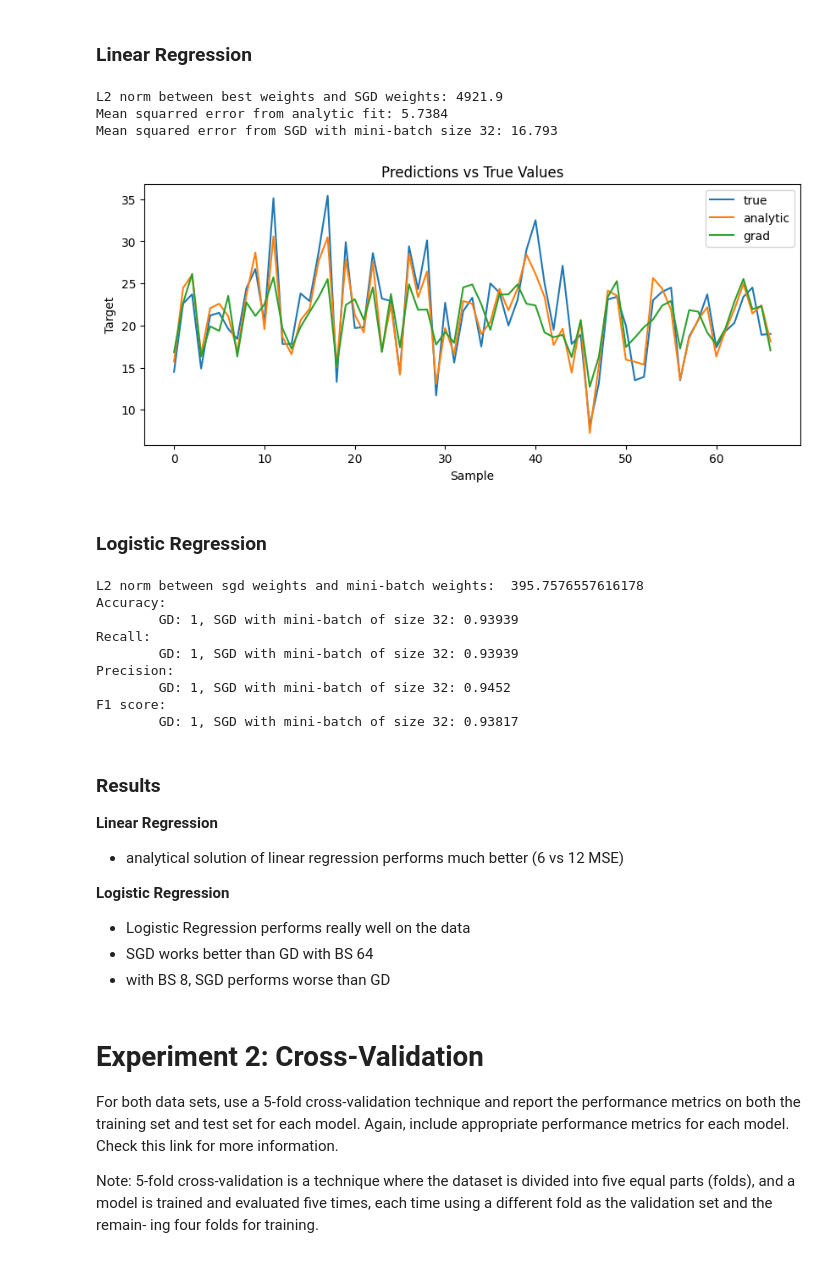
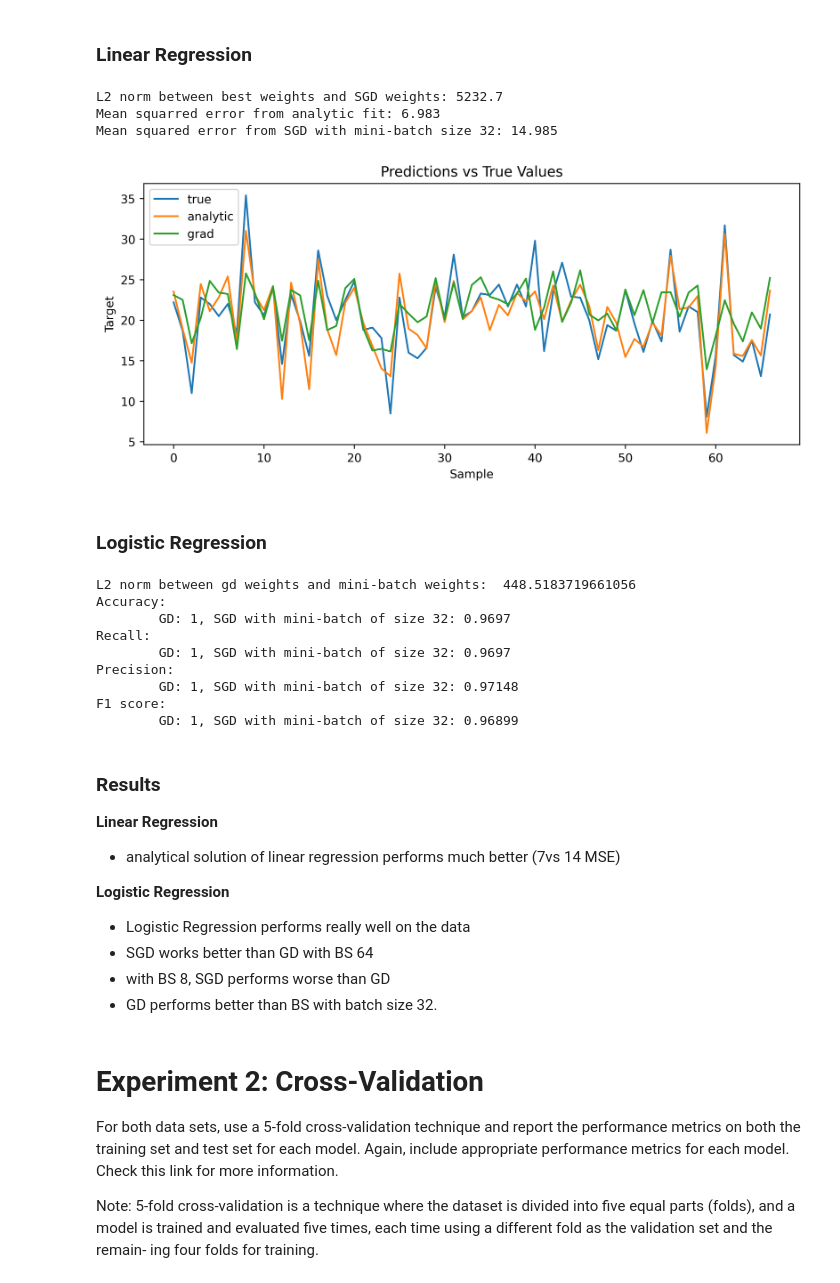
Before and after one commit to j-c-carr/Real-Estate-and-Wine-Quality-Prediction, a Jupyter notebook: experiments_test.ipynb, the cells around one changed output. Saved outputs shown, nothing was run; the diff lists cells and outputs as text; code cells hidden in the pictures.

```diff
--- a/experiments_test.ipynb
+++ b/experiments_test.ipynb
@@ -12,6 +12,8 @@ from utils.metrics import mse, accuracy_score, precision_score, recall_score, f1
 from utils.data_preparation import remove_outliers, min_max_scale, k_fold_split
 from models.models import LinearRegression, LogisticRegression
 from models.optimizers import GradientDescent, StochasticGradientDescent
+# %%
+plt.rcParams["figure.dpi"] = 400
 # %% [markdown]
 ## Data Loading
 # %%
@@ -58,45 +60,45 @@ X_housing_train, X_housing_test = min_max_scale(X_housing_train, X_housing_test)
 # %% [markdown]
 ### Linear Regression
 # %%
-OPTIMIZER_KWARGS = {
+DEFAULT_OPTIMIZER_KWARGS = {
     'batch_size': 32,
-    'learning_rate': 0.1,
+    'learning_rate': 0.05,
     'max_iters': 1e5,
     'verbose': False
 }
 
 # analytic fit
 lin_reg = LinearRegression()
 lin_reg.fit(X_housing_train, y_housing_train, analytic_fit=True, verbose=False)
 y_preds_with_analytic_fit = lin_reg.predict(X_housing_test)
 min_ms_error = mse(y_housing_test, lin_reg.predict(X_housing_test))
 w_analytic = np.copy(lin_reg.w)
 
 # mini-batch SGD fit
 log_reg = LogisticRegression()
-lin_reg.fit(X_housing_train, y_housing_train, optimizer_class=StochasticGradientDescent, **OPTIMIZER_KWARGS)
+lin_reg.fit(X_housing_train, y_housing_train, optimizer_class=StochasticGradientDescent, **DEFAULT_OPTIMIZER_KWARGS)
 y_preds_with_grad = lin_reg.predict(X_housing_test)
 ms_error = mse(y_housing_test, y_preds_with_grad)
 
 ### Results ###
 print(f"L2 norm between best weights and SGD weights: {np.linalg.norm(w_analytic - lin_reg.w):.5g}")
 print(f"Mean squarred error from analytic fit: {min_ms_error:.5g}")
-print(f"Mean squared error from SGD with mini-batch size {OPTIMIZER_KWARGS['batch_size']}: {ms_error:.5g}")
+print(f"Mean squared error from SGD with mini-batch size {DEFAULT_OPTIMIZER_KWARGS['batch_size']}: {ms_error:.5g}")
 
 plt.figure(figsize=(10,4))
 plt.plot(y_housing_test, label='true')
 plt.plot(y_preds_with_analytic_fit, label='analytic')
 plt.plot(y_preds_with_grad, label='grad')
 plt.title('Predictions vs True Values')
 plt.xlabel('Sample')
 plt.ylabel('Target')
 plt.legend()
 plt.show()
 # %% [output]
-L2 norm between best weights and SGD weights: 4921.9
-Mean squarred error from analytic fit: 5.7384
-Mean squared error from SGD with mini-batch size 32: 16.793
+L2 norm between best weights and SGD weights: 5232.7
+Mean squarred error from analytic fit: 6.983
+Mean squared error from SGD with mini-batch size 32: 14.985
-[figure, old version]
+[figure, new version]
 # %% [markdown]
 ### Logistic Regression
 # %%
@@ -105,7 +107,7 @@ OPTIMIZER_KWARGS = {
     'max_iters': 1e5,
     'learning_rate': 0.05,
     'verbose': False
-    }
+}
 
 # GD fit
 log_reg = LogisticRegression()
@@ -129,31 +131,32 @@ sgd_recall = recall_score(y_wine_test, y_wine_preds_sgd)
 sgd_precision = precision_score(y_wine_test, y_wine_preds_sgd)
 sgd_f1_score = f1_score(y_wine_test, y_wine_preds_sgd)
 
-print("L2 norm between sgd weights and mini-batch weights: ", np.linalg.norm(w_gd - w_sgd))
+print("L2 norm between gd weights and mini-batch weights: ", np.linalg.norm(w_gd - w_sgd))
 print(f"Accuracy:\n \tGD: {gd_accuracy:.5g}, SGD with mini-batch of size {BATCH_SIZE}: {sgd_accuracy:.5g}")
 print(f"Recall:\n \tGD: {gd_recall:.5g}, SGD with mini-batch of size {BATCH_SIZE}: {sgd_recall:.5g}")
 print(f"Precision:\n \tGD: {gd_precision:.5g}, SGD with mini-batch of size {BATCH_SIZE}: {sgd_precision:.5g}")
 print(f"F1 score:\n \tGD: {gd_f1_score:.5g}, SGD with mini-batch of size {BATCH_SIZE}: {sgd_f1_score:.5g}")
 # %% [output]
-L2 norm between sgd weights and mini-batch weights:  395.7576557616178
+L2 norm between gd weights and mini-batch weights:  448.5183719661056
 Accuracy:
-        GD: 1, SGD with mini-batch of size 32: 0.93939
+        GD: 1, SGD with mini-batch of size 32: 0.9697
 Recall:
-        GD: 1, SGD with mini-batch of size 32: 0.93939
+        GD: 1, SGD with mini-batch of size 32: 0.9697
 Precision:
-        GD: 1, SGD with mini-batch of size 32: 0.9452
+        GD: 1, SGD with mini-batch of size 32: 0.97148
 F1 score:
-        GD: 1, SGD with mini-batch of size 32: 0.93817
+        GD: 1, SGD with mini-batch of size 32: 0.96899
 # %% [markdown]
 ### Results
 
 **Linear Regression**
-- analytical solution of linear regression performs much better (6 vs 12 MSE)
+- analytical solution of linear regression performs much better (7vs 14 MSE)
 
 **Logistic Regression**
 - Logistic Regression performs really well on the data
 - SGD works better than GD with BS 64
 - with BS 8, SGD performs worse than GD
+- GD performs better than BS with batch size 32.
 # %% [markdown]
 # Experiment 2: Cross-Validation
 
```
Also changed, not shown: parts of 5 cells of this notebook.
